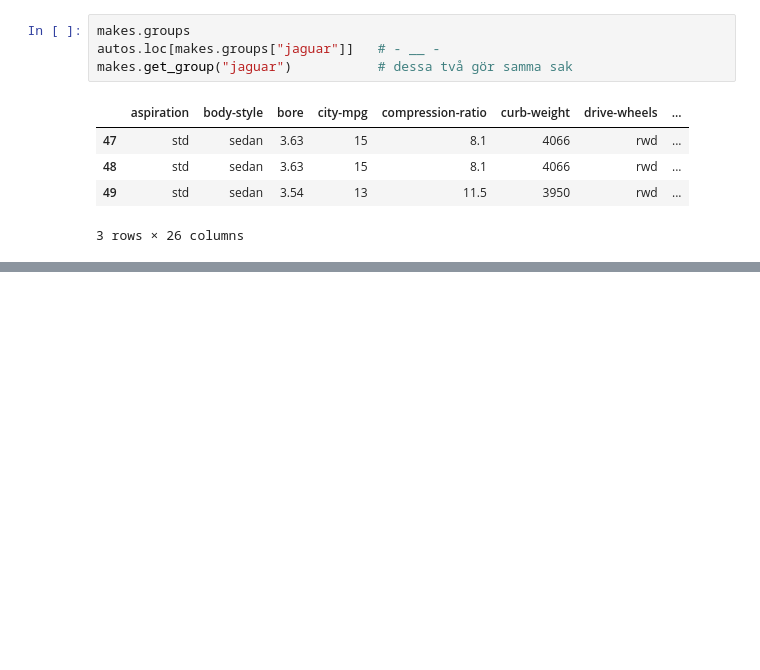
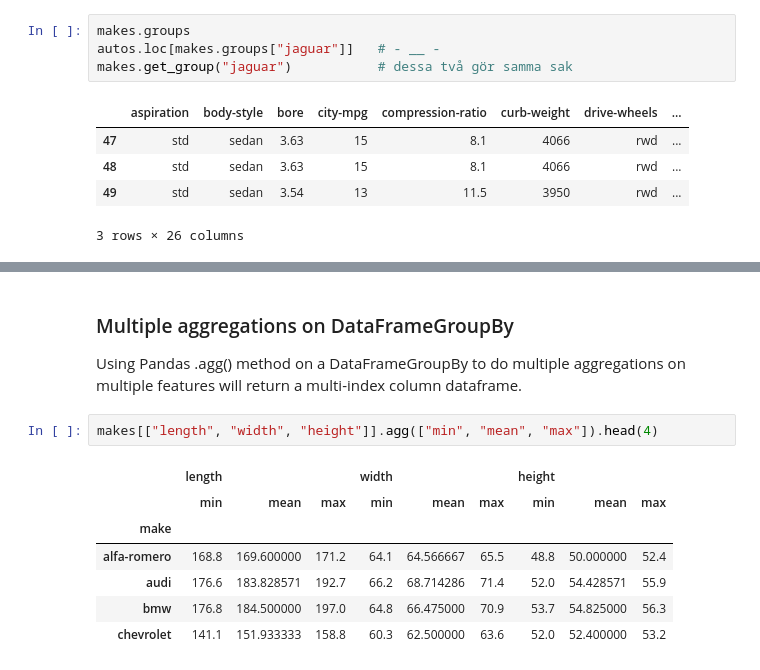
Before and after one commit to Wessnom/DataProcessing-Alexander-Wessner, a Jupyter notebook: Code-Alongs/L011_Aggregations.ipynb, the cells around one changed output, grey strips where cells are left out. Saved outputs shown, nothing was run; the diff lists cells and outputs as text; blank space fills up the shorter version.

Commit message:
L011 Aggregations done

```diff
--- a/Code-Alongs/L011_Aggregations.ipynb
+++ b/Code-Alongs/L011_Aggregations.ipynb
@@ -208,0 +296,13 @@ makes.get_group("jaguar")           # dessa två gör samma sak
+# %% [markdown]
+### Multiple aggregations on DataFrameGroupBy
+Using Pandas .agg() method on a DataFrameGroupBy to do multiple aggregations on multiple features will return a multi-index column dataframe.
+# %%
+makes[["length", "width", "height"]].agg(["min", "mean", "max"]).head(4)
+# %% [output]
+|  | length |  |  | width |  |  | height |  |  |
+|  | min | mean | max | min | mean | max | min | mean | max |
+| make |  |  |  |  |  |  |  |  |  |
+| alfa-romero | 168.8 | 169.600000 | 171.2 | 64.1 | 64.566667 | 65.5 | 48.8 | 50.000000 | 52.4 |
+| audi | 176.6 | 183.828571 | 192.7 | 66.2 | 68.714286 | 71.4 | 52.0 | 54.428571 | 55.9 |
+| bmw | 176.8 | 184.500000 | 197.0 | 64.8 | 66.475000 | 70.9 | 53.7 | 54.825000 | 56.3 |
+| chevrolet | 141.1 | 151.933333 | 158.8 | 60.3 | 62.500000 | 63.6 | 52.0 | 52.400000 | 53.2 |
```
Also changed, not shown: parts of 16 cells of this notebook.
